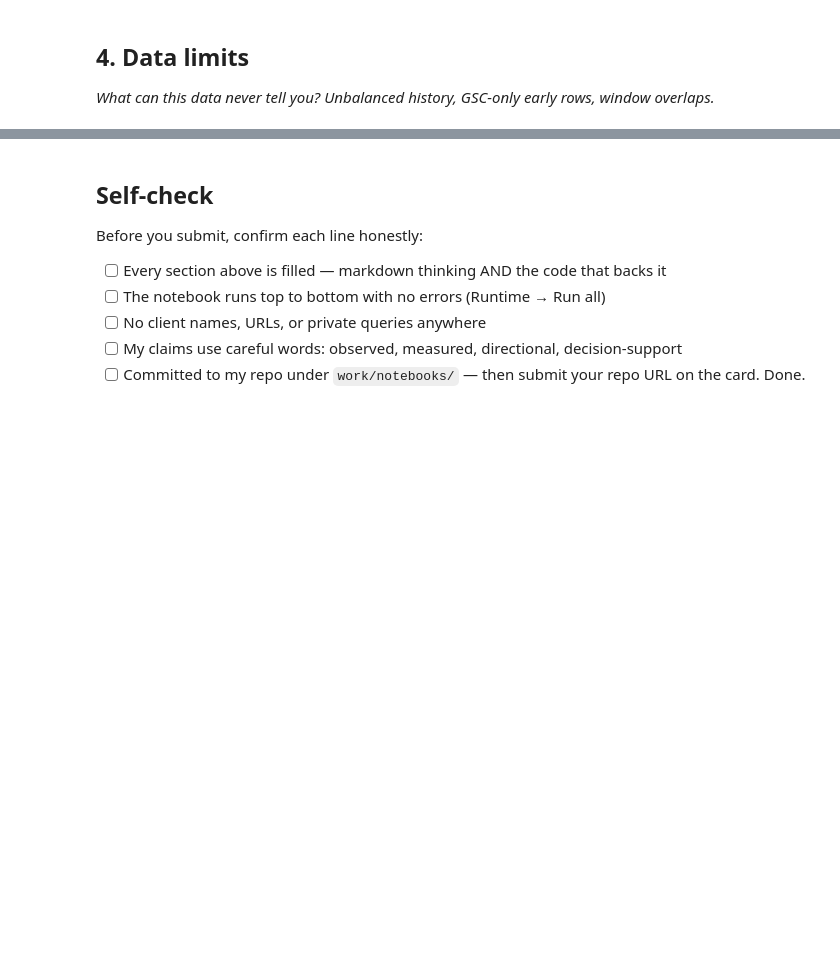
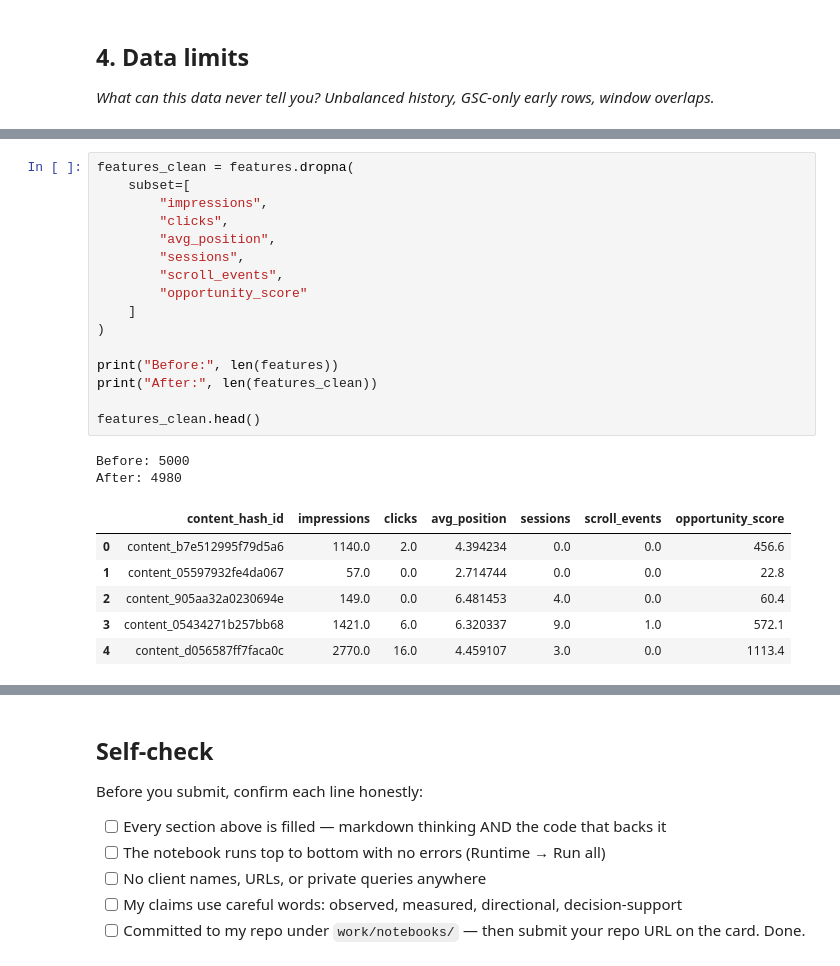
Before and after one commit to QasimNaveed-stack/flyrank-ml-internship, a Jupyter notebook: work/notebooks/w03_data_contract.ipynb, the cells around one changed output, grey strips where cells are left out. Cells and saved outputs as stored; diff of their text form; blank space fills up the shorter version.

```diff
--- a/work/notebooks/w03_data_contract.ipynb
+++ b/work/notebooks/w03_data_contract.ipynb
@@ -56,0 +271,25 @@ These are excluded to prevent data leakage and ensure the model only uses inform
+# %%
+features_clean = features.dropna(
+    subset=[
+        "impressions",
+        "clicks",
+        "avg_position",
+        "sessions",
+        "scroll_events",
+        "opportunity_score"
+    ]
+)
+
+print("Before:", len(features))
+print("After:", len(features_clean))
+
+features_clean.head()
+# %% [output]
+Before: 5000
+After: 4980
+|  | content_hash_id | impressions | clicks | avg_position | sessions | scroll_events | opportunity_score |
+| 0 | content_b7e512995f79d5a6 | 1140.0 | 2.0 | 4.394234 | 0.0 | 0.0 | 456.6 |
+| 1 | content_05597932fe4da067 | 57.0 | 0.0 | 2.714744 | 0.0 | 0.0 | 22.8 |
+| 2 | content_905aa32a0230694e | 149.0 | 0.0 | 6.481453 | 4.0 | 0.0 | 60.4 |
+| 3 | content_05434271b257bb68 | 1421.0 | 6.0 | 6.320337 | 9.0 | 1.0 | 572.1 |
+| 4 | content_d056587ff7faca0c | 2770.0 | 16.0 | 4.459107 | 3.0 | 0.0 | 1113.4 |
```
Also changed, not shown: parts of 24 cells of this notebook.
